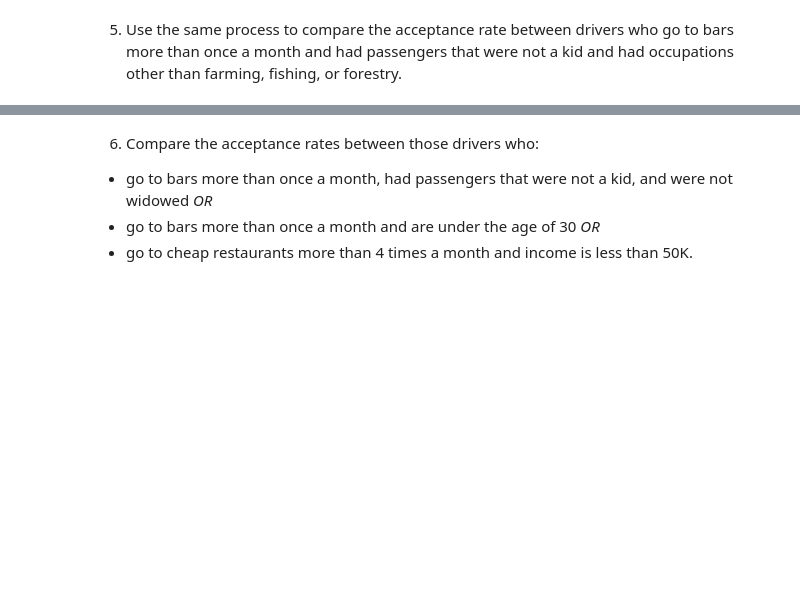
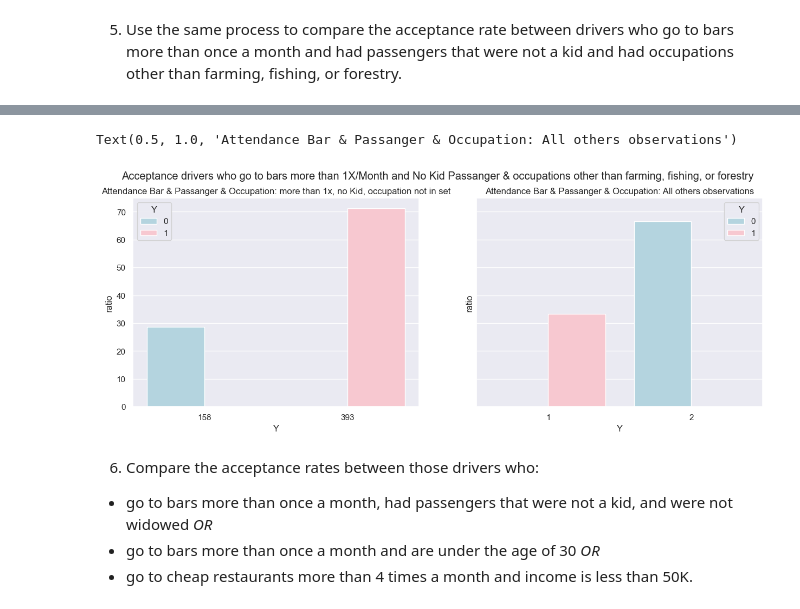
Before and after one commit to kesavan2017/ucbe-AIML-practical-application-51, a Jupyter notebook: prompt.ipynb, the cells around one changed output, grey strips where cells are left out. Saved outputs shown, nothing was run; the diff lists cells and outputs as text; code cells hidden in the pictures; blank space fills up the shorter version.

```diff
--- a/prompt.ipynb
+++ b/prompt.ipynb
@@ -263,2 +443,22 @@ Now, we will lead you through an exploration of just the bar related coupons.
 # %% [markdown]
 5. Use the same process to compare the acceptance rate between drivers who go to bars more than once a month and had passengers that were not a kid and had occupations other than farming, fishing, or forestry.
+# %%
+df_bar_moreThan1perMonth_p5 = df_bar_coupon.query('(Bar == "1~3" or Bar == "gt8" or Bar == "4~8") and (passanger != "Kid(s)") and (occupation != "farming" and occupation != "fishing" and occupation != "forestry")').groupby(['Y'])[['Y']].count()
+df_bar_moreThan1perMonth_p5['ratio'] = df_bar_moreThan1perMonth_p5['Y']/df_bar_moreThan1perMonth_p5.Y.sum()
+print (df_bar_moreThan1perMonth_p5)
+
+
+#Contra Example: drivers go to bar less than 1x per month, passengers were a Kid, had occupations of  : farming, fishing, forestry :
+# Results in an empty query so that criteria is not met - do more data sanity checks below
+df_bar_moreThan1perMonth_p5_2 = df_bar_coupon.query('(Bar == "never" or Bar == "less1") and (passanger == "Kid(s)") and (occupation == "Farming Fishing & Forestry")').groupby(['Y'])[['Y']].count()
+df_bar_moreThan1perMonth_p5_2['ratio'] = df_bar_moreThan1perMonth_p5_2['Y']/df_bar_moreThan1perMonth_p5_2.Y.sum()
+print (df_bar_moreThan1perMonth_p5_2)
+
+
+#Check Results form Dataframe aggregation (NOTE this Query of DF gets you all 3 conditions vs. the method of isin() )
+df_bar_coupon.query('(Bar == "1~3" or Bar == "gt8" or Bar == "4~8") and (passanger != "Kid(s)") and (occupation != "farming" and occupation != "fishing" and occupation != "forestry")').iloc[:, 1:26]
+
+df_bar_coupon.query('(Bar == "1~3" or Bar == "gt8" or Bar == "4~8") and (passanger != "Kid(s)") and (occupation != "farming" and occupation != "fishing" and occupation != "forestry")').loc[:, ['passanger', 'occupation']]
+#df_bar_coupon.query('')
+#df_bar_coupon.query('Bar == "gt8" or Bar == "4~8"').iloc[:, 15:26]
+df_bar_coupon.query('(occupation == "farming" or occupation == "fishing" or occupation == "Farming Fishing & Forestry")').loc[:, ['passanger', 'occupation']]
@@ -265,3 +484,17 @@ Now, we will lead you through an exploration of just the bar related coupons.
+# %%
+# Create subplots to visualize the table for the Group that went to a bar 3 or fewer times vs. the group that went to a Bar more than 3 times a per month:
+#
+#
+fig, axes = plt.subplots(1, 2, figsize=(15, 5), sharey=True)
+fig.suptitle('Acceptance drivers who go to bars more than 1X/Month and No Kid Passanger & occupations other than farming, fishing, or forestry')
+
+sns.barplot(ax=axes[0], x=df_bar_moreThan1perMonth_p5['Y'], y=df_bar_moreThan1perMonth_p5['ratio'].mul(100), hue=df_bar_moreThan1perMonth_p5.index.astype(str), palette=['lightblue', 'pink'])
+sns.barplot(ax=axes[1], x=df_bar_moreThan1perMonth_p5_2['Y'], y=df_bar_moreThan1perMonth_p5_2['ratio'].mul(100), hue=df_bar_moreThan1perMonth_p5_2.index.astype(str), palette=['lightblue', 'pink'])
+axes[0].set_title("Attendance Bar & Passanger & Occupation: more than 1x, no Kid, occupation not in set")
+axes[1].set_title("Attendance Bar & Passanger & Occupation: All others observations")
+# %% [output]
+Text(0.5, 1.0, 'Attendance Bar & Passanger & Occupation: All others observations')
+[figure, added]
 # %% [markdown]
 6. Compare the acceptance rates between those drivers who:
 
```
Also changed, not shown: parts of 18 cells of this notebook.
